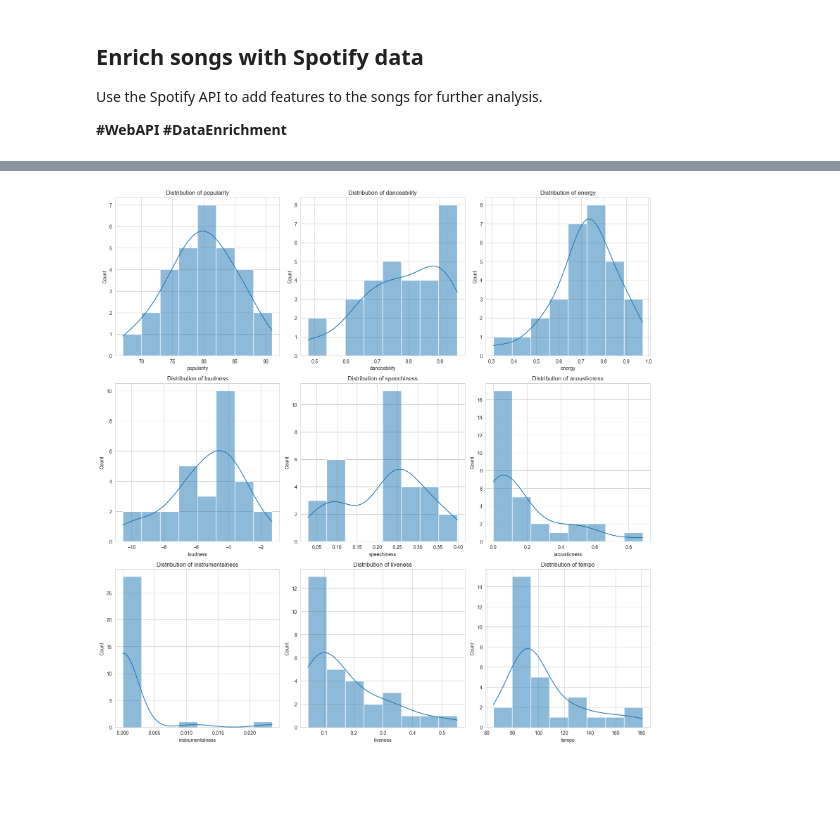
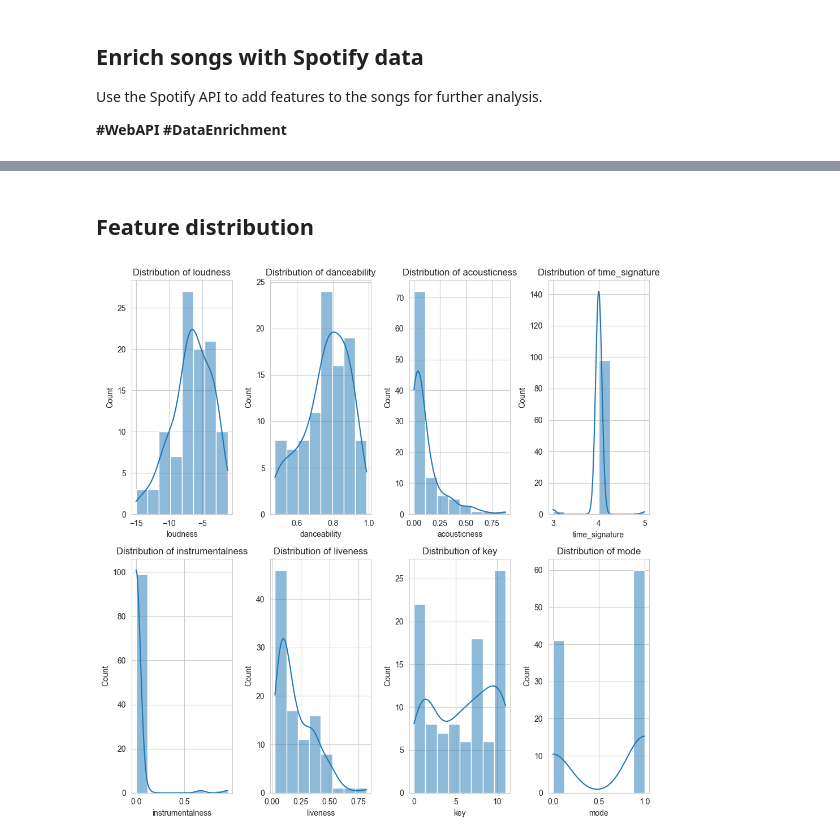
Before and after one commit to Sallydw/spotify_playlist_analysis, a Jupyter notebook: exploratory_analysis.ipynb, the cells around one changed output, grey strips where cells are left out. Cells and saved outputs as stored; diff of their text form; code cells hidden in the pictures; blank space fills up the shorter version.

```diff
--- a/exploratory_analysis.ipynb
+++ b/exploratory_analysis.ipynb
@@ -108,2 +123,6 @@ def generate_dataframe_of_playlist(number_of_songs, genre):
 # %%
-hip_pop_songs=generate_dataframe_of_playlist('100', 'hip hop')[['popularity','danceability','energy','loudness','speechiness','acousticness','instrumentalness','liveness','tempo']]
+hip_pop_songs=generate_dataframe_of_playlist(100, 'hip hop')
+# %%
+# drop columns that are identifiers and are not needed
+hip_pop_songs.info()
+hip_pop_songs.drop(['id','name','artist','album', 'type', 'uri', 'track_href', 'analysis_url'], axis=1, inplace=True)
@@ -110,10 +147,21 @@ hip_pop_songs=generate_dataframe_of_playlist('100', 'hip hop')[['popularity','da
+# %%
+# Create a depedent variable matrix and dependent variable vector
+X_all = hip_pop_songs.drop('popularity', axis=1)
+y = hip_pop_songs['popularity']
+# %%
+# Use mutual information to select the top 8 features
+mi_reg = pd.Series(mutual_info_regression(X_all, y),
+                   index=X_all.columns).sort_values(ascending=False)
+X = X_all.loc[:, mi_reg.iloc[:8].index]
+# %% [markdown]
+## Feature distribution
 # %%
-plt.figure(figsize=(16, 16))
-for column in hip_pop_songs.columns:
-    plt.subplot(3, 3, list(hip_pop_songs.columns).index(column) + 1)
-    sns.histplot(hip_pop_songs[column],bins=8, kde=True)
+plt.figure(figsize=(10, 10))
+for column in X.columns:
+    plt.subplot(2,4, list(X.columns).index(column) + 1)
+    sns.histplot(X[column],bins=8, kde=True)
     plt.title(f'Distribution of {column}')
 plt.tight_layout()
 plt.show()
 # %% [output]
-[figure, old version]
+[figure, new version]
```
Also changed, not shown: parts of 18 cells of this notebook.
